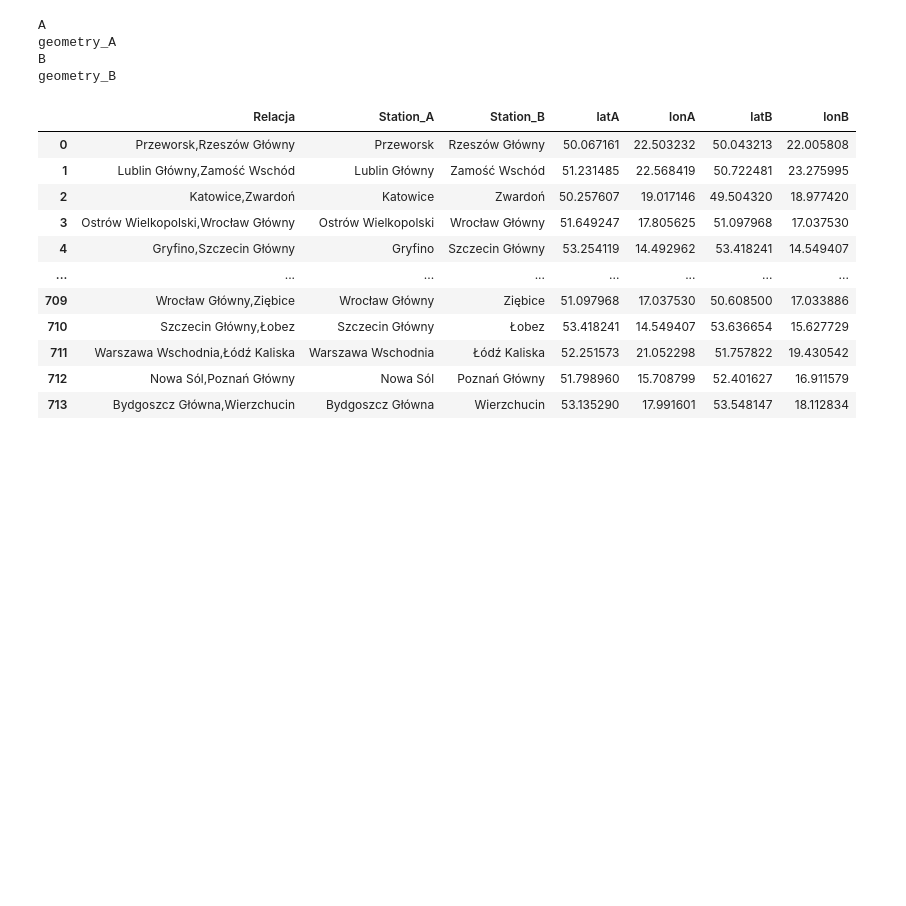
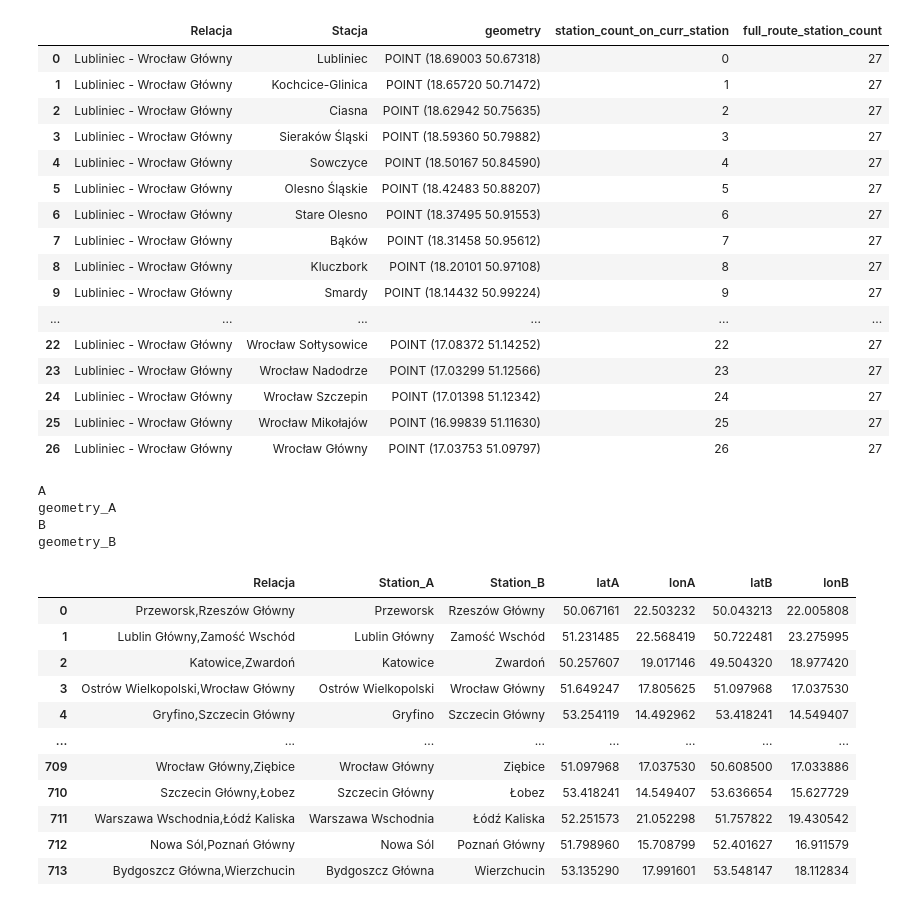
Before and after one commit to wiktorpiela/train_delays, a Jupyter notebook: modeling/Untitled.ipynb, the cells around one changed output. Cells and saved outputs as stored; diff of their text form; code cells hidden in the pictures; blank space fills up the shorter version.

Commit message:
count stations in helper data

```diff
--- a/modeling/Untitled.ipynb
+++ b/modeling/Untitled.ipynb
@@ -4,6 +4,44 @@ import geopandas as gpd
 # %%
 data = pd.read_parquet('../data/raw_data_delays.parquet')
 stations_gps = gpd.read_file('../data/spatial_data/stations_gps.shp', encoding='utf-8')
+# %%
+routes_stations = data[['Relacja', 'Stacja']].groupby('Relacja')['Stacja'].agg(list).reset_index()
+routes_stations['Stacja'] = routes_stations['Stacja'].apply(lambda x: ','.join(map(str, x)))
+routes_stations['Stacja'] = routes_stations['Stacja'].str.split(',')
+routes_stations = routes_stations.explode('Stacja').drop_duplicates()
+routes_stations = routes_stations.merge(stations_gps, how='left', on='Stacja')
+# %%
+routes_stations['station_count_on_curr_station'] = routes_stations.groupby(['Relacja']).cumcount()
+routes_stations['full_route_station_count'] = data.groupby(['Relacja'])['Relacja'].transform('count')
+# %%
+routes = routes_stations['Relacja'].unique()
+routes_list_out = []
+for route in routes:
+    temp_df = routes_stations[routes_stations['Relacja']==route].copy().reset_index(drop=True)
+    temp_df['station_count_on_curr_station'] = temp_df.groupby(['Relacja']).cumcount()
+    temp_df['full_route_station_count'] = temp_df.groupby(['Relacja'])['Relacja'].transform('count')
+
+    routes_list_out.append(temp_df)
+# %%
+routes_list_out[500]
+# %% [output]
+|  | Relacja | Stacja | geometry | station_count_on_curr_station | full_route_station_count |
+| 0 | Lubliniec - Wrocław Główny | Lubliniec | POINT (18.69003 50.67318) | 0 | 27 |
+| 1 | Lubliniec - Wrocław Główny | Kochcice-Glinica | POINT (18.65720 50.71472) | 1 | 27 |
+| 2 | Lubliniec - Wrocław Główny | Ciasna | POINT (18.62942 50.75635) | 2 | 27 |
+| 3 | Lubliniec - Wrocław Główny | Sieraków Śląski | POINT (18.59360 50.79882) | 3 | 27 |
+| 4 | Lubliniec - Wrocław Główny | Sowczyce | POINT (18.50167 50.84590) | 4 | 27 |
+| 5 | Lubliniec - Wrocław Główny | Olesno Śląskie | POINT (18.42483 50.88207) | 5 | 27 |
+| 6 | Lubliniec - Wrocław Główny | Stare Olesno | POINT (18.37495 50.91553) | 6 | 27 |
+| 7 | Lubliniec - Wrocław Główny | Bąków | POINT (18.31458 50.95612) | 7 | 27 |
+| 8 | Lubliniec - Wrocław Główny | Kluczbork | POINT (18.20101 50.97108) | 8 | 27 |
+| 9 | Lubliniec - Wrocław Główny | Smardy | POINT (18.14432 50.99224) | 9 | 27 |
+| ... | ... | ... | ... | ... | ... |
+| 22 | Lubliniec - Wrocław Główny | Wrocław Sołtysowice | POINT (17.08372 51.14252) | 22 | 27 |
+| 23 | Lubliniec - Wrocław Główny | Wrocław Nadodrze | POINT (17.03299 51.12566) | 23 | 27 |
+| 24 | Lubliniec - Wrocław Główny | Wrocław Szczepin | POINT (17.01398 51.12342) | 24 | 27 |
+| 25 | Lubliniec - Wrocław Główny | Wrocław Mikołajów | POINT (16.99839 51.11630) | 25 | 27 |
+| 26 | Lubliniec - Wrocław Główny | Wrocław Główny | POINT (17.03753 51.09797) | 26 | 27 |
 # %%
 routes = data['Relacja'].drop_duplicates()\
     .str.split(' - ')\
```
Also changed, not shown: parts of 1 cell of this notebook.
